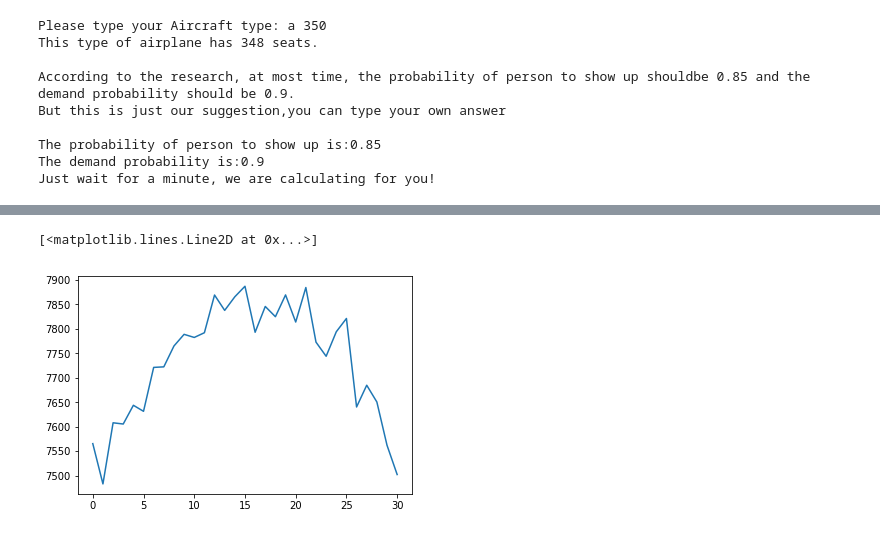
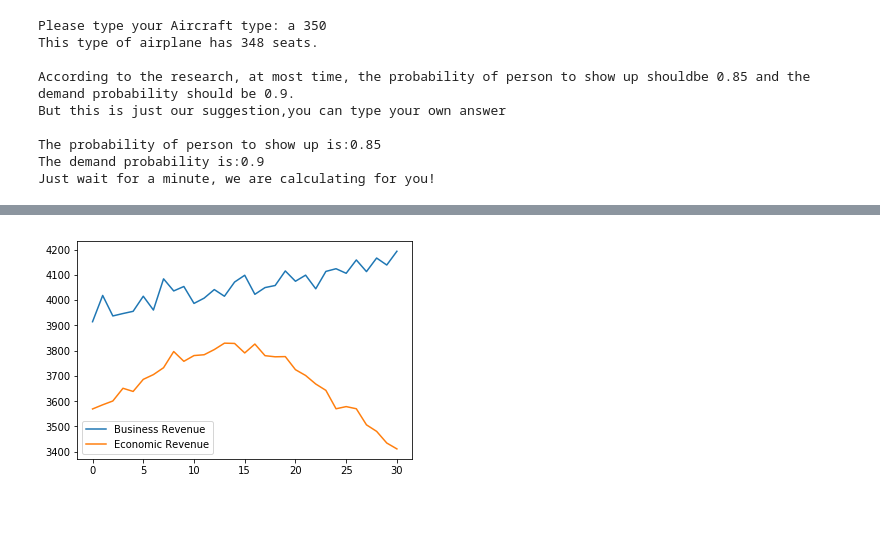
Before and after one commit to AshishKiitm/Monte-Carlo-Simulation-of-Airplane-Ticket-Overbooking, a Jupyter notebook: 590 final.ipynb, the cells around one changed output, grey strips where cells are left out. Saved outputs shown, nothing was run; the diff lists cells and outputs as text; code cells hidden in the pictures.

```diff
--- a/590 final.ipynb
+++ b/590 final.ipynb
@@ -373,6 +357,0 @@ data_frame.frame
-# %%
-data_frame.get_plot(simu_result)
-data_frame.plot
-# %% [output]
-[<matplotlib.lines.Line2D at 0x...>]
-[figure, removed]
@@ -378,0 +361,6 @@ data_frame.plot
+# %%
+# Business and Economy Revenue Chart
+
+data_frame.plot_bu_ec
+# %% [output]
+[figure, added]
```
Also changed, not shown: parts of 5 cells of this notebook.
